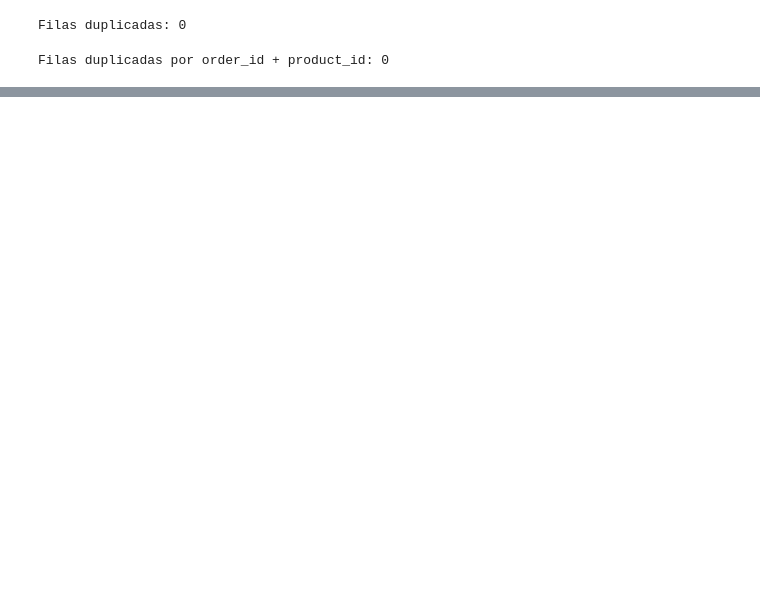
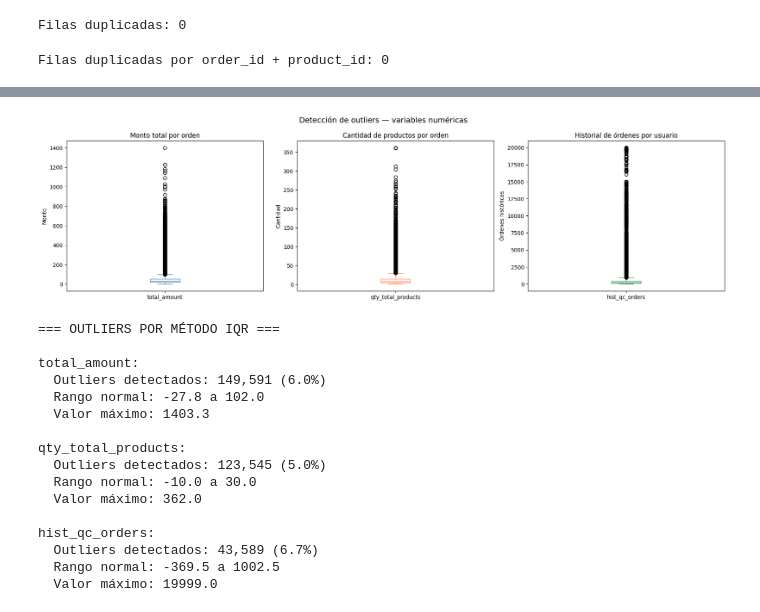
Before and after one commit to javiermagnone-lab/Javito, a Jupyter notebook: Taller_obligatorio_1.ipynb, the cells around one changed output, grey strips where cells are left out. Drawn from its saved outputs; the diff is of its cells as text; code cells hidden in the pictures; blank space fills up the shorter version.

Commit message:
Calidad de datos

```diff
--- a/Taller_obligatorio_1.ipynb
+++ b/Taller_obligatorio_1.ipynb
@@ -46,0 +36,9 @@ Mounted at /content/drive
+# %%
+# Carga del dataset
+file_id = '1pXy-PVoAIEx4NxqVqtzGhSmI7tupIVHK'
+
+# Descargar el archivo parquet
+gdown.download(f'https://drive.google.com/uc?id={file_id}',
+               'archivo.parquet', quiet=False)
+
+df = pd.read_parquet('archivo.parquet')
@@ -49,5 +51,0 @@ Mounted at /content/drive
-# %%
-# Carga del dataset
-
-file_path = '/content/drive/MyDrive/Colab Notebooks/Taller Analitica de datos _Tarea/datos_optimizados (1).parquet'
-df = pd.read_parquet(file_path)
@@ -225,0 +301,64 @@ df.head()
+# %%
+# Boxplot de variables cuantitativas
+
+# Boxplots de variables numéricas para detectar outliers
+fig, axes = plt.subplots(1, 3, figsize=(18, 5))
+
+# Total amount (sin extremos para visualizar mejor)
+df.groupby('order_id')['total_amount'].first().plot(
+    kind='box', ax=axes[0], color='steelblue'
+)
+axes[0].set_title('Monto total por orden')
+axes[0].set_ylabel('Monto')
+
+# Cantidad de productos
+df.groupby('order_id')['qty_total_products'].first().plot(
+    kind='box', ax=axes[1], color='coral'
+)
+axes[1].set_title('Cantidad de productos por orden')
+axes[1].set_ylabel('Cantidad')
+
+# Historial por usuario
+df.groupby('user_id')['hist_qc_orders'].first().plot(
+    kind='box', ax=axes[2], color='seagreen'
+)
+axes[2].set_title('Historial de órdenes por usuario')
+axes[2].set_ylabel('Órdenes históricas')
+
+plt.suptitle('Detección de outliers — variables numéricas', fontsize=14)
+plt.tight_layout()
+plt.show()
+
+# Cuantificación de outliers con método IQR
+print("=== OUTLIERS POR MÉTODO IQR ===\n")
+for var, grupo in [
+    ('total_amount', df.groupby('order_id')['total_amount'].first()),
+    ('qty_total_products', df.groupby('order_id')['qty_total_products'].first()),
+    ('hist_qc_orders', df.groupby('user_id')['hist_qc_orders'].first())
+]:
+    Q1 = grupo.quantile(0.25)
+    Q3 = grupo.quantile(0.75)
+    IQR = Q3 - Q1
+    outliers = grupo[(grupo < Q1 - 1.5*IQR) | (grupo > Q3 + 1.5*IQR)]
+    print(f"{var}:")
+    print(f"  Outliers detectados: {len(outliers):,} ({len(outliers)/len(grupo)*100:.1f}%)")
+    print(f"  Rango normal: {Q1 - 1.5*IQR:.1f} a {Q3 + 1.5*IQR:.1f}")
+    print(f"  Valor máximo: {grupo.max():.1f}\n")
+# %% [output]
+[figure, added]
+=== OUTLIERS POR MÉTODO IQR ===
+
+total_amount:
+  Outliers detectados: 149,591 (6.0%)
+  Rango normal: -27.8 a 102.0
+  Valor máximo: 1403.3
+
+qty_total_products:
+  Outliers detectados: 123,545 (5.0%)
+  Rango normal: -10.0 a 30.0
+  Valor máximo: 362.0
+
+hist_qc_orders:
+  Outliers detectados: 43,589 (6.7%)
+  Rango normal: -369.5 a 1002.5
+  Valor máximo: 19999.0
```
Also changed, not shown: parts of 31 cells of this notebook.
